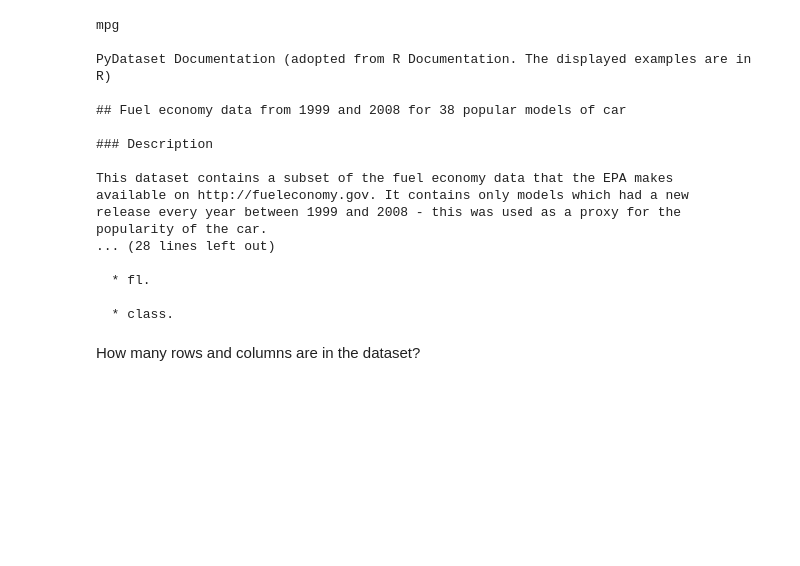
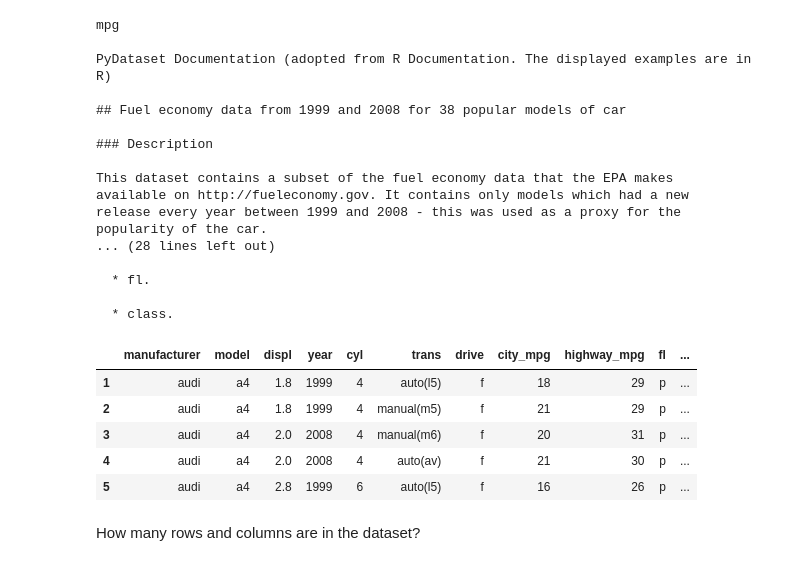
Before and after one commit to jesse-d-marder/numpy-pandas-visualization-exercises, a Jupyter notebook: advanced_dataframes.ipynb, the cells around one changed output. Cells and saved outputs as stored; diff of their text form; code cells hidden in the pictures; blank space fills up the shorter version.

```diff
--- a/advanced_dataframes.ipynb
+++ b/advanced_dataframes.ipynb
@@ -200,6 +192,15 @@ popularity of the car.
   * fl.
 
   * class.
+# %%
+mpg.head()
+# %% [output]
+|  | manufacturer | model | displ | year | cyl | trans | drive | city_mpg | highway_mpg | fl | ... |
+| 1 | audi | a4 | 1.8 | 1999 | 4 | auto(l5) | f | 18 | 29 | p | ... |
+| 2 | audi | a4 | 1.8 | 1999 | 4 | manual(m5) | f | 21 | 29 | p | ... |
+| 3 | audi | a4 | 2.0 | 2008 | 4 | manual(m6) | f | 20 | 31 | p | ... |
+| 4 | audi | a4 | 2.0 | 2008 | 4 | auto(av) | f | 21 | 30 | p | ... |
+| 5 | audi | a4 | 2.8 | 1999 | 6 | auto(l5) | f | 16 | 26 | p | ... |
 # %% [markdown]
 How many rows and columns are in the dataset?
 # %%
```
Also changed, not shown: parts of 7 cells of this notebook.
